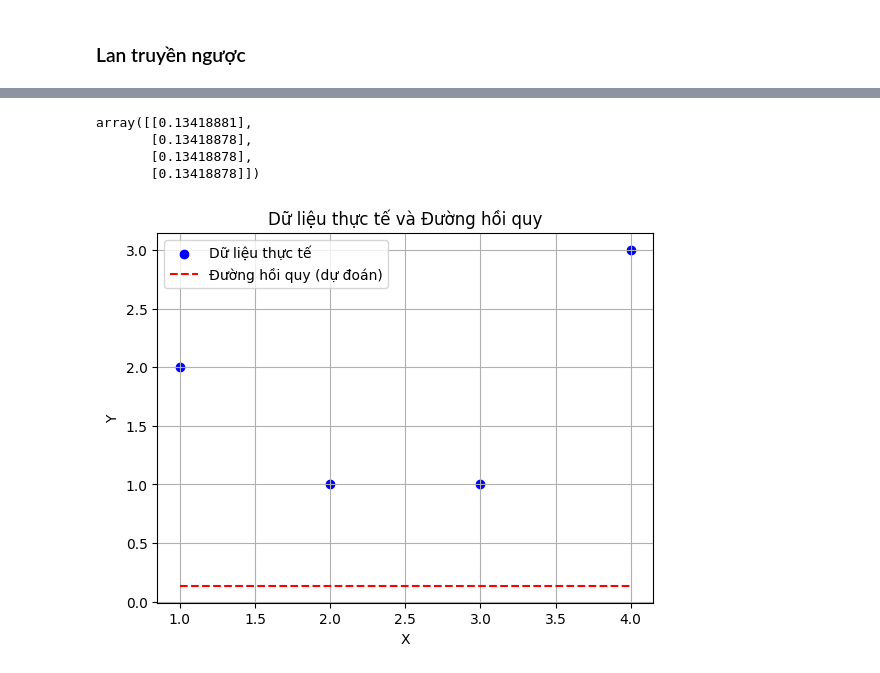
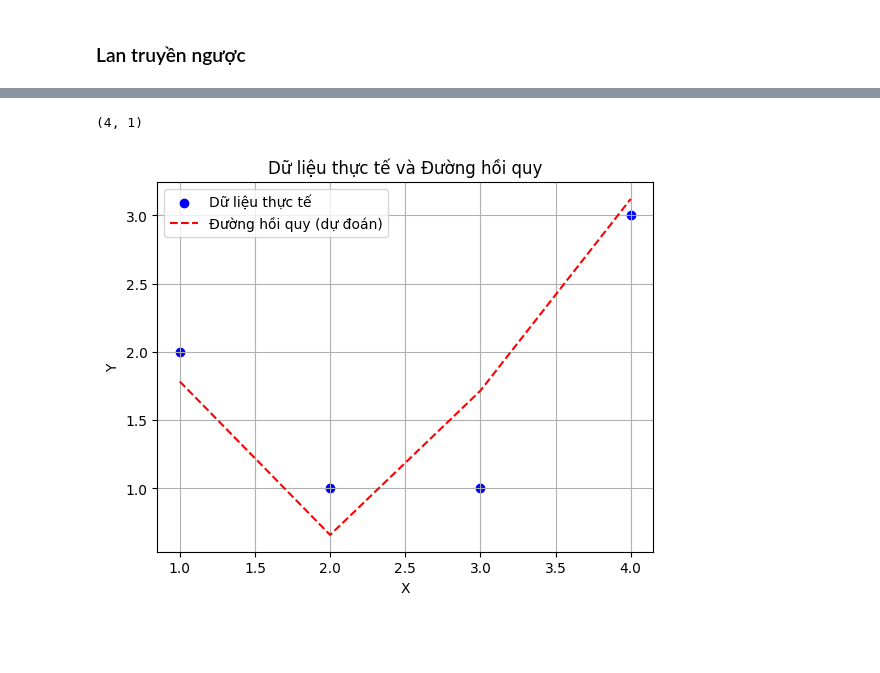
Before and after one commit to upinmcSE/Machine_Learning, a Jupyter notebook: Code/Neuraul_Network/nn2.ipynb, the cells around one changed output, grey strips where cells are left out. Saved outputs shown, nothing was run; the diff lists cells and outputs as text; code cells hidden in the pictures; blank space fills up the shorter version.

```diff
--- a/Code/Neuraul_Network/nn2.ipynb
+++ b/Code/Neuraul_Network/nn2.ipynb
@@ -134,6 +130,6 @@ array([[ 56.69280725,  65.78060582,  82.97980539,  88.39183498],
 # %%
-gradient_J_W3 = H2.T.dot(gradient_J_H2)
-gradient_J_b3 = gradient_J_W3.T.dot(np.ones(shape=(len(Y), 1)))
+gradient_J_W3 = H2.T.dot(gradient_J_Y_pred)
+gradient_J_b3 = gradient_J_W3.T.dot(np.ones((len(Y), 1)))
 
 gradient_J_W3, gradient_J_b3
 # %% [output]
@@ -233,17 +226,17 @@ while True:
     gradient_J_Y_pred = 2/len(Y) * (Y_pred - Y)
 
     gradient_J_H2 = gradient_J_Y_pred.dot(W3.T)
-    gradient_J_W3 = H2.T.dot(gradient_J_H2)
-    gradient_J_b3 = gradient_J_W3.T.dot(np.ones(shape=(len(Y), 1)))
+    gradient_J_W3 = H2.T.dot(gradient_J_Y_pred)
+    gradient_J_b3 = gradient_J_W3.T.sum(axis=0)
 
     gradient_J_Z2 = gradient_J_H2 * sigmoid_derivative(Z2)
     gradient_J_H1 = gradient_J_Z2.dot(W2.T)
     gradient_J_W2 = H1.T.dot(gradient_J_Z2)
-    gradient_J_b2 = gradient_J_Z2.T.dot(np.ones(shape=(len(Y), 1)))
+    gradient_J_b2 = gradient_J_Z2.T.sum(axis=0)
 
     gradient_J_Z1 = gradient_J_H1 * sigmoid_derivative(Z1)
     gradient_J_W1 = X.T.dot(gradient_J_Z1)
-    gradient_J_b1 = gradient_J_Z1.T.dot(np.ones(shape=(len(Y), 1)))
+    gradient_J_b1 = gradient_J_Z1.T.sum(axis=0)
 
 
     W1 = W1 - learning_rate * gradient_J_W1
@@ -263,30 +256,27 @@ while True:
         np.linalg.norm(gradient_J_b3) < tolerance or \
         step >= iter:
         break
+
+
+W3.shape
+# %% [output]
+(4, 1)
-# %%
-Y_pred
-# %% [output]
-array([[0.13418881],
-       [0.13418878],
-       [0.13418878],
-       [0.13418878]])
 # %%
 Z1 = X.dot(W1) + b1.T
 H1 = sigmoid(Z1)
 Z2 = H1.dot(W2) + b2.T
 H2 = sigmoid(Z2)
-Y_pred = H2.dot(W3) + b3.T
+Y_pred_2 = H2.dot(W3) + b3.T
 
-Y_pred
 
 # Vẽ đồ thị dữ liệu thực tế và đường hồi quy
 plt.scatter(X, Y, color='blue', label='Dữ liệu thực tế')  # Dữ liệu thực tế
-plt.plot(X, Y_pred, color='red', label='Đường hồi quy (dự đoán)', linestyle='--')  # Đường hồi quy
+plt.plot(X, Y_pred_2, color='red', label='Đường hồi quy (dự đoán)', linestyle='--')  # Đường hồi quy
 plt.xlabel('X')
 plt.ylabel('Y')
 plt.title('Dữ liệu thực tế và Đường hồi quy')
 plt.legend()
 plt.grid(True)
 plt.show()
 # %% [output]
-[figure, old version]
+[figure, new version]
```
Also changed, not shown: parts of 20 cells of this notebook, 1 other file.
